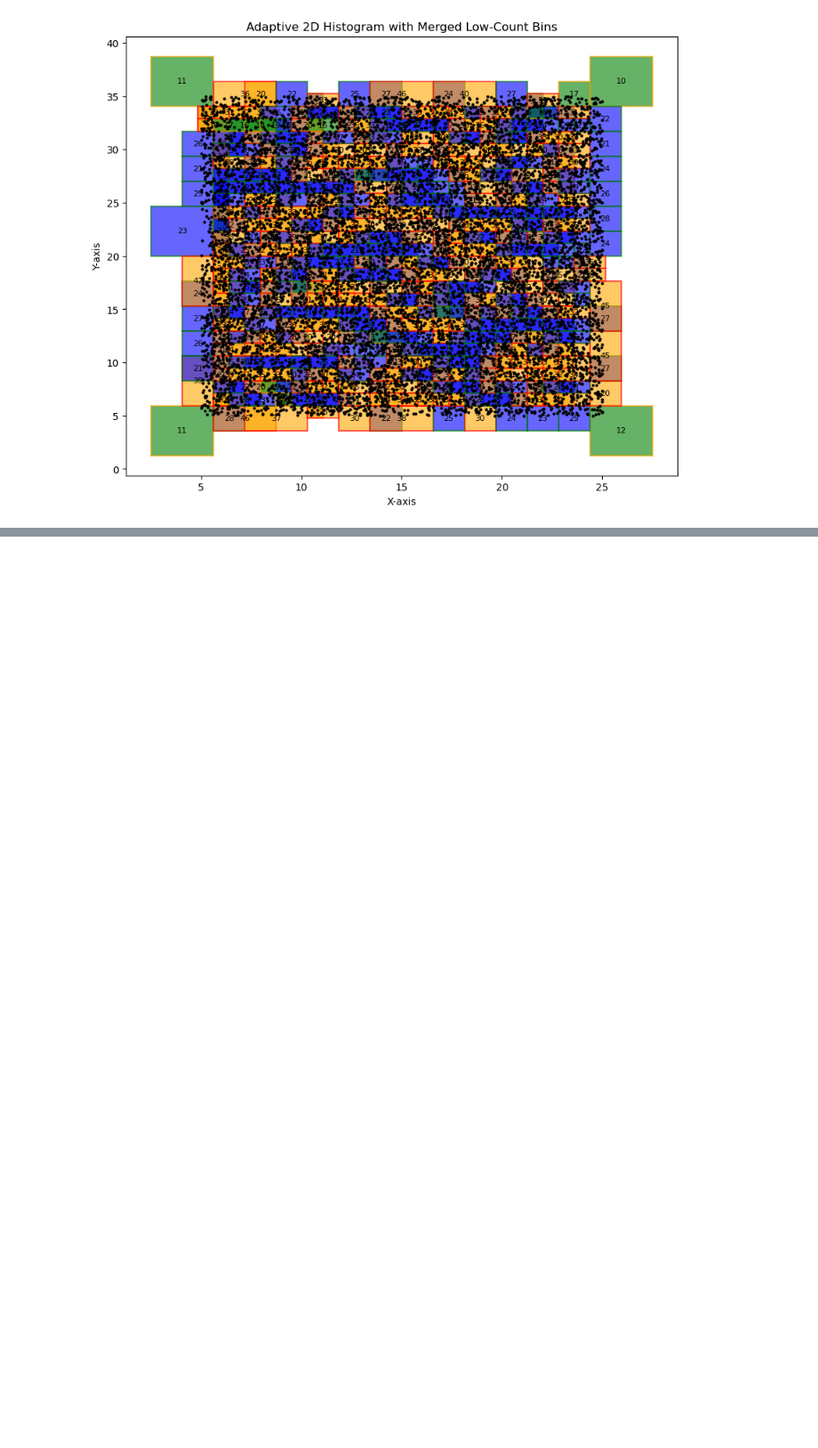
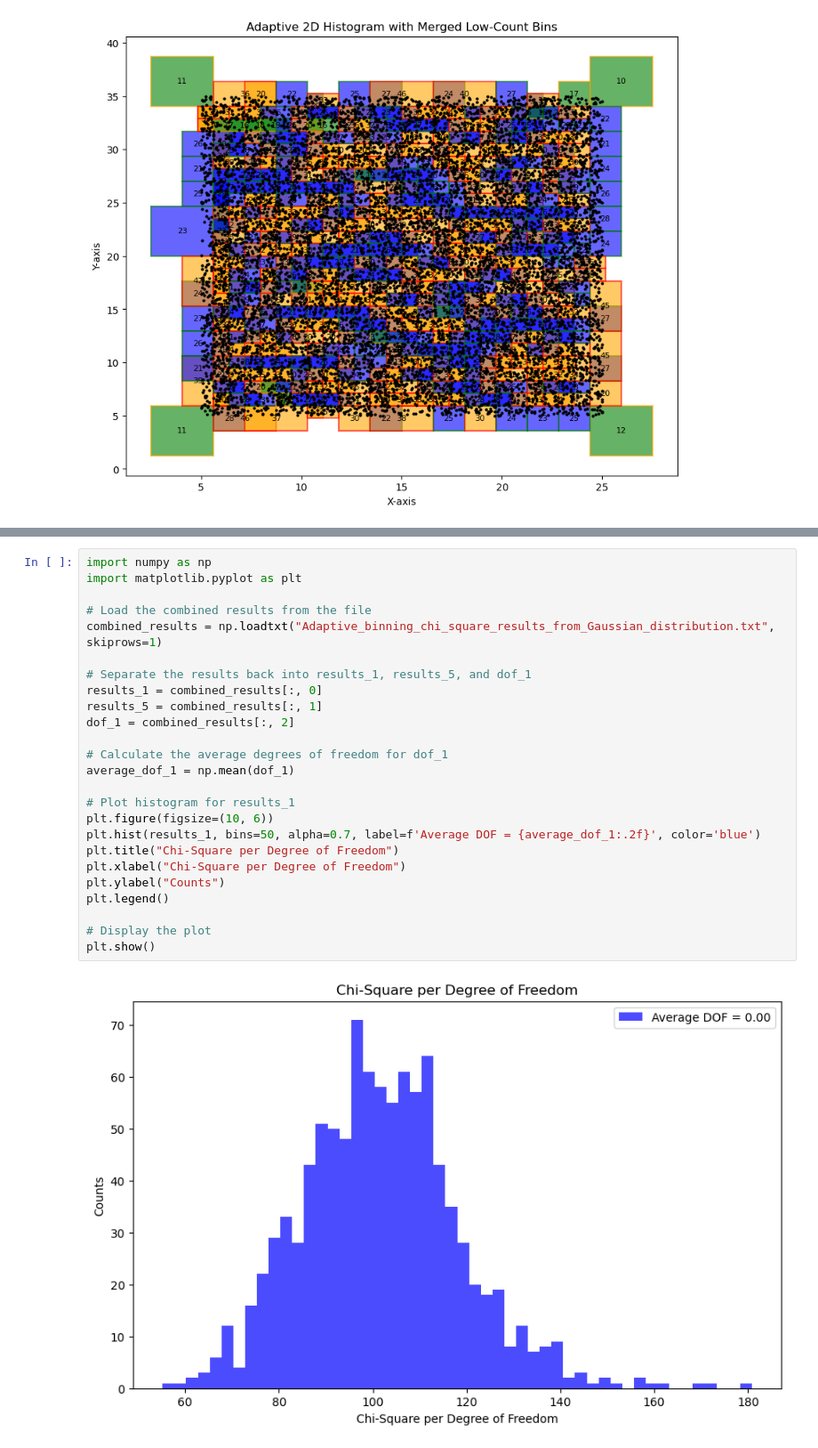
Before and after one commit to pandeylekhraj/tritium_Yield_Plotting, a Jupyter notebook: Real_quadtree.ipynb, the cells around one changed output, grey strips where cells are left out. Shown at 89% size. Cells and saved outputs as stored; diff of their text form; blank space fills up the shorter version.

```diff
--- a/Real_quadtree.ipynb
+++ b/Real_quadtree.ipynb
@@ -476,0 +569,27 @@ plt.show()
+# %%
+import numpy as np
+import matplotlib.pyplot as plt
+
+# Load the combined results from the file
+combined_results = np.loadtxt("Adaptive_binning_chi_square_results_from_Gaussian_distribution.txt", skiprows=1)
+
+# Separate the results back into results_1, results_5, and dof_1
+results_1 = combined_results[:, 0]
+results_5 = combined_results[:, 1]
+dof_1 = combined_results[:, 2]
+
+# Calculate the average degrees of freedom for dof_1
+average_dof_1 = np.mean(dof_1)
+
+# Plot histogram for results_1
+plt.figure(figsize=(10, 6))
+plt.hist(results_1, bins=50, alpha=0.7, label=f'Average DOF = {average_dof_1:.2f}', color='blue')
+plt.title("Chi-Square per Degree of Freedom")
+plt.xlabel("Chi-Square per Degree of Freedom")
+plt.ylabel("Counts")
+plt.legend()
+
+# Display the plot
+plt.show()
+# %% [output]
+[figure, added]
```
Also changed, not shown: parts of 14 cells of this notebook, 3 other files.
